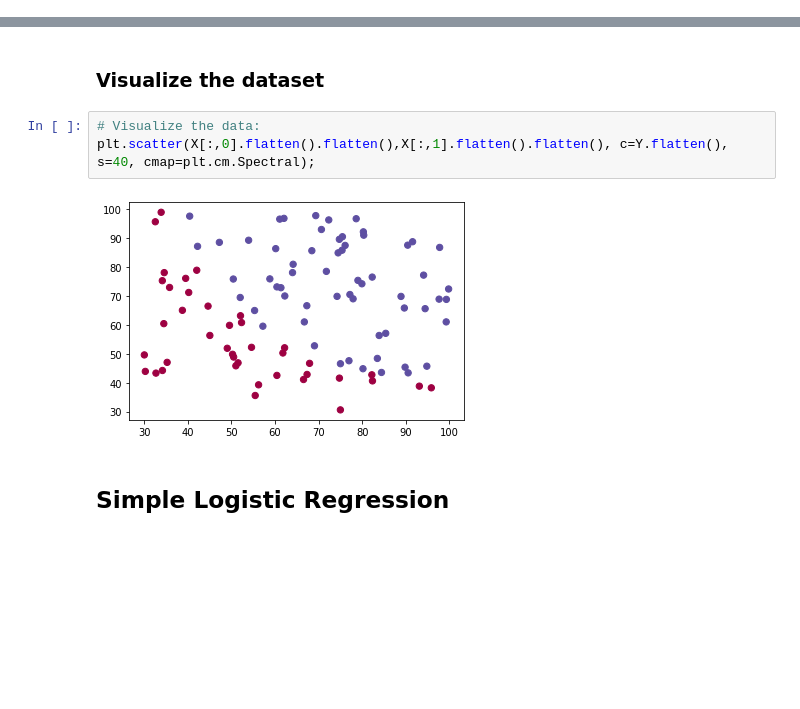
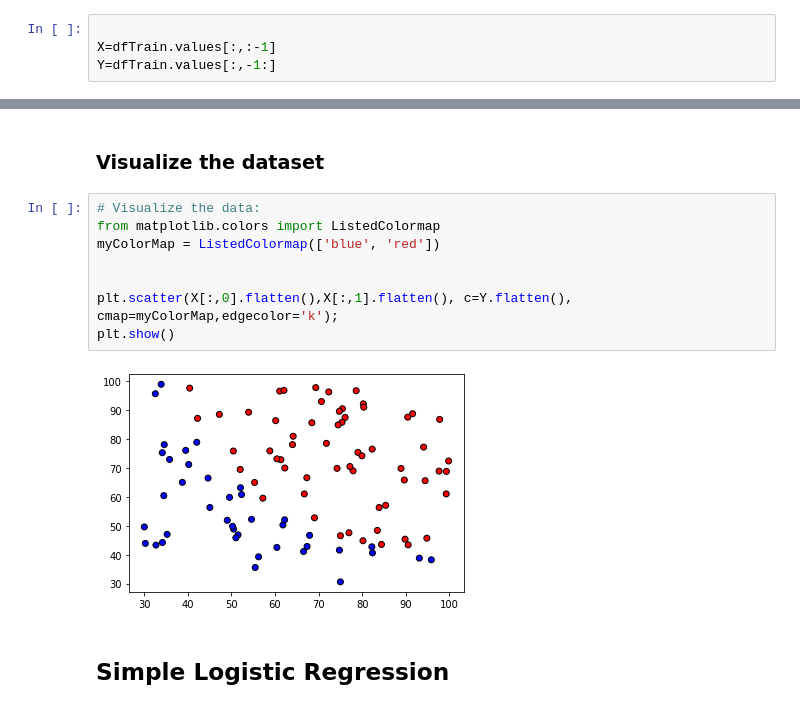
Before and after one commit to learning-ml/MachineLearning, a Jupyter notebook: 03 Learning - Logistics Regression.ipynb, the cells around one changed output, grey strips where cells are left out. Drawn from its saved outputs; the diff is of its cells as text; blank space fills up the shorter version.

```diff
--- a/03 Learning - Logistics Regression.ipynb
+++ b/03 Learning - Logistics Regression.ipynb
@@ -38,0 +33,4 @@ Y=df_Label.values
+# %%
+
+X=dfTrain.values[:,:-1]
+Y=dfTrain.values[:,-1:]
@@ -40,9 +46,14 @@ Y=df_Label.values
 ### Visualize the dataset
 # %%
 # Visualize the data:
-plt.scatter(X[:,0].flatten().flatten(),X[:,1].flatten().flatten(), c=Y.flatten(), s=40, cmap=plt.cm.Spectral);
+from matplotlib.colors import ListedColormap
+myColorMap = ListedColormap(['blue', 'red'])
+
+
+plt.scatter(X[:,0].flatten(),X[:,1].flatten(), c=Y.flatten(),  cmap=myColorMap,edgecolor='k');
+plt.show()
 # %% [output]
-[figure, old version]
+[figure, new version]
 # %% [markdown]
 ## Simple Logistic Regression
 # %%
```
Also changed, not shown: parts of 5 cells of this notebook, 7 other files.
